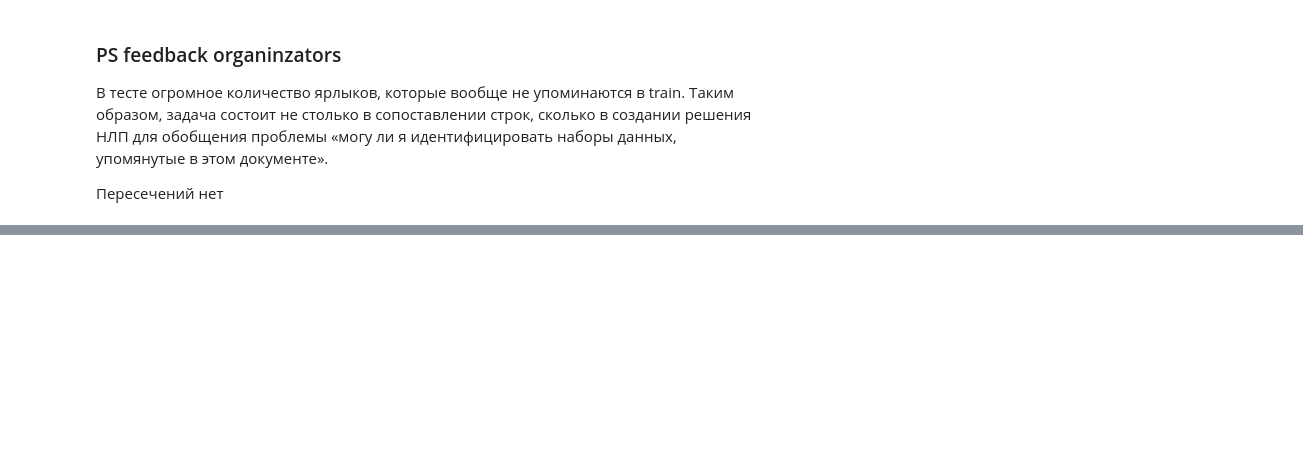
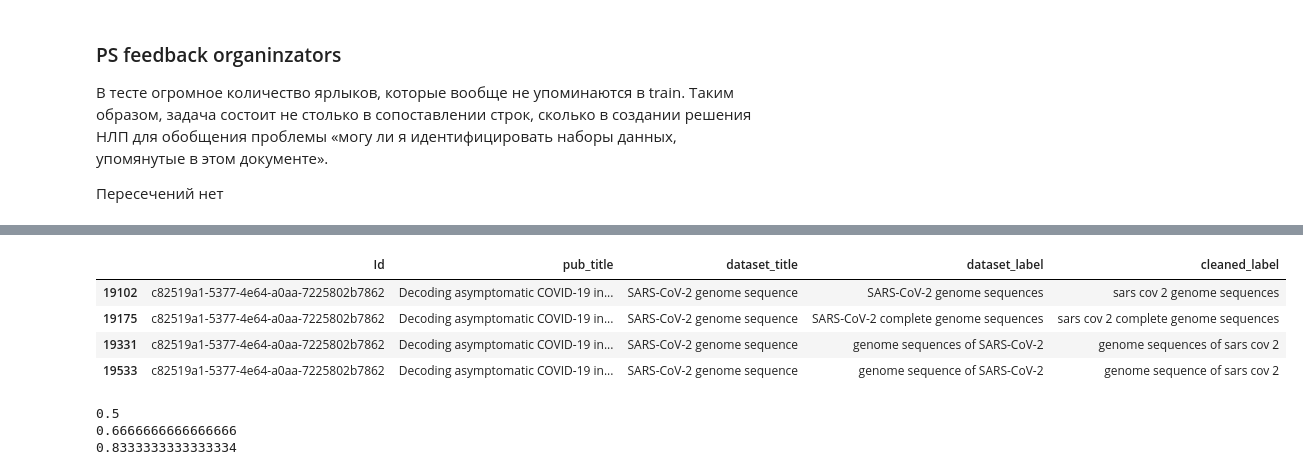
Before and after one commit to beifa/Coleridge_Initiative, a Jupyter notebook: notebook/look_for_data.ipynb, the cells around one changed output, grey strips where cells are left out. Saved outputs shown, nothing was run; the diff lists cells and outputs as text; code cells hidden in the pictures; blank space fills up the shorter version.

```diff
--- a/notebook/look_for_data.ipynb
+++ b/notebook/look_for_data.ipynb
@@ -398,0 +552,8 @@ https://www.kaggle.com/robin26091991/topic-modelling-with-top2vec-show-us-the-da
+# %%
+df[df.Id == 'c82519a1-5377-4e64-a0aa-7225802b7862']
+# %% [output]
+|  | Id | pub_title | dataset_title | dataset_label | cleaned_label |
+| 19102 | c82519a1-5377-4e64-a0aa-7225802b7862 | Decoding asymptomatic COVID-19 in... | SARS-CoV-2 genome sequence | SARS-CoV-2 genome sequences | sars cov 2 genome sequences |
+| 19175 | c82519a1-5377-4e64-a0aa-7225802b7862 | Decoding asymptomatic COVID-19 in... | SARS-CoV-2 genome sequence | SARS-CoV-2 complete genome sequences | sars cov 2 complete genome sequences |
+| 19331 | c82519a1-5377-4e64-a0aa-7225802b7862 | Decoding asymptomatic COVID-19 in... | SARS-CoV-2 genome sequence | genome sequences of SARS-CoV-2 | genome sequences of sars cov 2 |
+| 19533 | c82519a1-5377-4e64-a0aa-7225802b7862 | Decoding asymptomatic COVID-19 in... | SARS-CoV-2 genome sequence | genome sequence of SARS-CoV-2 | genome sequence of sars cov 2 |
@@ -398,0 +566,12 @@ https://www.kaggle.com/robin26091991/topic-modelling-with-top2vec-show-us-the-da
+# %%
+str1 = 'genome sequence of sars cov 2'
+str2 = 'sars cov 2'
+print(jaccard(str1, str2))
+str2 = 'sars cov 2 sequence'
+print(jaccard(str1, str2))
+str2 = 'sars cov 2 sequence of'
+print(jaccard(str1, str2))
+# %% [output]
+0.5
+0.6666666666666666
+0.8333333333333334
```
Also changed, not shown: parts of 23 cells of this notebook.
